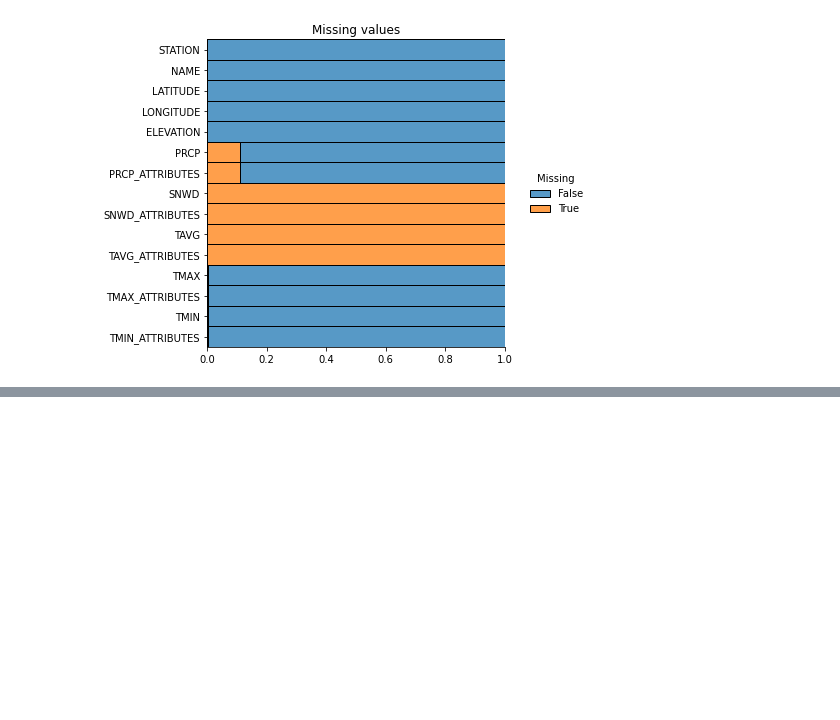
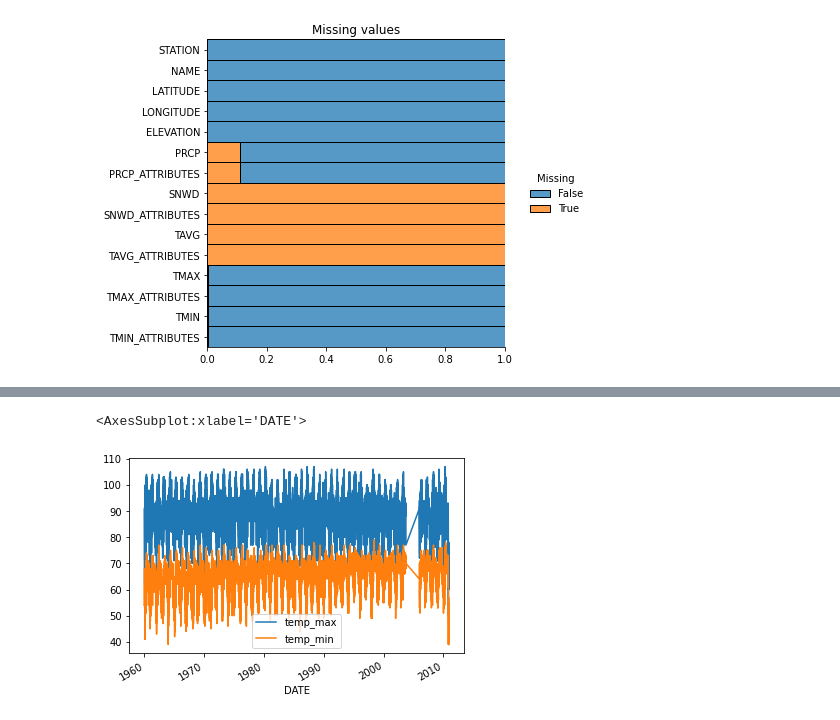
Before and after one commit to RamonPuon/WeatherPrediction-CDMX, a Jupyter notebook: Weather_Prediction.ipynb, the cells around one changed output, grey strips where cells are left out. Saved outputs shown, nothing was run; the diff lists cells and outputs as text; code cells hidden in the pictures; blank space fills up the shorter version.

```diff
--- a/Weather_Prediction.ipynb
+++ b/Weather_Prediction.ipynb
@@ -78,0 +147,7 @@ Text(0.5, 1.0, 'Missing values')
+# %%
+core_weather.index = pd.to_datetime(core_weather.index)
+# %%
+core_weather[["temp_max", "temp_min"]].plot()
+# %% [output]
+<AxesSubplot:xlabel='DATE'>
+[figure, added]
```
Also changed, not shown: parts of 29 cells of this notebook.
